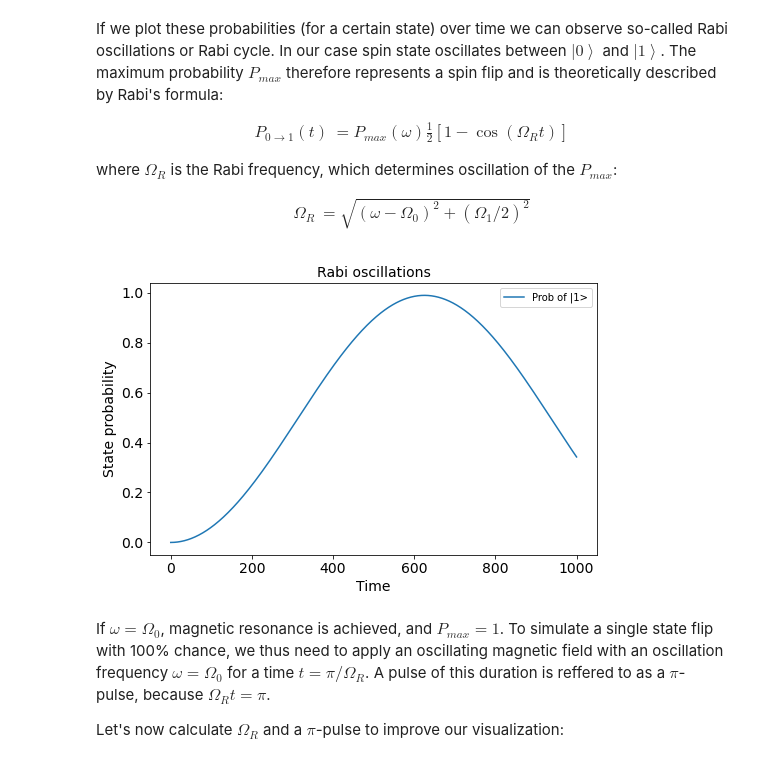
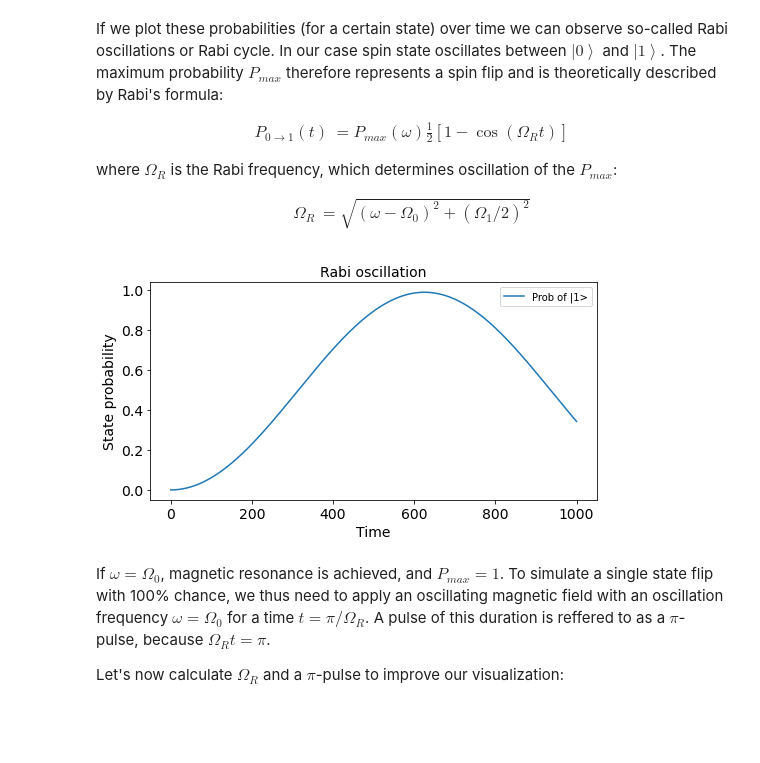
Before and after one commit to Gerb0ise/Magnetic_Resonance-QuTiP, a Jupyter notebook: Magnetic_Resonance.ipynb, the cells around one changed output. Saved outputs shown, nothing was run; the diff lists cells and outputs as text; code cells hidden in the pictures; blank space fills up the shorter version.

```diff
--- a/Magnetic_Resonance.ipynb
+++ b/Magnetic_Resonance.ipynb
@@ -339,8 +330,11 @@ Bx = 10e-6   #oscillating mag field strength in x-axis
 t = np.arange(0.0, 1000, 0.2) #arbitrary choice for time
 psi0 = pz #initial state
 
+alpha = np.pi # CHOOSE STARTING ANGLE
+psi_alpha = qt.Qobj(np.array([math.cos(alpha),math.sin(alpha)]))
+
 #STATE TIME EVOLUTION FUNCTION
-def time_evol_states(gamma, Bz, Bx, t, psi0):
+def magResonance(gamma, Bz, Bx, t, psi0):
     #Larmor frequencies
     omega0 = gamma*Bz
     omega1 = gamma*Bx
@@ -356,9 +350,9 @@ def time_evol_states(gamma, Bz, Bx, t, psi0):
     #Evolve in time & extract expectation values
     result = qt.sesolve(H, psi0, t, [sx, sy, sz])
     exp0, exp1, exp2 = result.expect
-    return exp0, exp1, exp2
+    return exp0, exp1, exp2, H
 
-x, y, z = time_evol_states(gamma, Bz, Bx, t, psi0)
+x, y, z, H = magResonance(gamma, Bz, Bx, t, psi0)
 # %% [markdown]
 Due to solver's necessity of having small enough time intervals, we just generated a large number of points. Plotting them all (try it by setting `n=1`) results in a meaningless visualization. Therefore, it makes sense to plot only every $n$-th point, which displays more insightful graphics. Try adjusting `n` and `style` variables to arrive to different visual results.
 
@@ -388,7 +382,7 @@ State evolution, which we plot on the Bloch sphere, is linked to the probability
 
 With the `sesolve()`, we can specify various different operators and in the following code we used $\left|-z\right>$ projection operator `mz*mz.dag()`. It's expectation value is $P(\left|-z\right>,t)$, which we extract using `result.expect`.
 # %%
-result = qt.sesolve(H, psi0, times, [mz*mz.dag()])
+result = qt.sesolve(H, psi0, t, [mz*mz.dag()])
 Pmz = result.expect[0]
 # %% [markdown]
 If we plot these probabilities (for a certain state) over time we can observe so-called Rabi oscillations or Rabi cycle. In our case spin state oscillates between $\left|0\right>$ and $\left|1\right>$. The maximum probability $P_{max}$ therefore represents a spin flip and is theoretically described by Rabi's formula:
@@ -404,15 +398,15 @@ where $\Omega_R$ is the Rabi frequency, which determines oscillation of the $P_{
 \end{align*}
 # %%
 #Plot oscillation of P(-z,t)
-fig, ax = plt.subplots(figsize=(8,5))
+fig, ax = plt.subplots(figsize=(8,4))
 ax.plot(result.times, Pmz, label="Prob of |1>")
 ax.legend()
 ax.set_xlabel('Time', size=14)
 plt.tick_params(labelsize=14)
 ax.set_ylabel('State probability', size=14)
-ax.set_title('Rabi oscillations', size=14);
+ax.set_title('Rabi oscillation', size=14);
 # %% [output]
-[figure, old version]
+[figure, new version]
 # %% [markdown]
 If $\omega=\Omega_0$, magnetic resonance is achieved, and $P_{max} = 1$.
 To simulate a single state flip with 100% chance, we thus need to apply an oscillating magnetic field with an oscillation frequency $\omega=\Omega_0$ for a time $t=\pi/\Omega_R$. A pulse of this duration is reffered to as a $\pi$-pulse, because $\Omega_Rt=\pi$.
```
Also changed, not shown: parts of 25 cells of this notebook.
